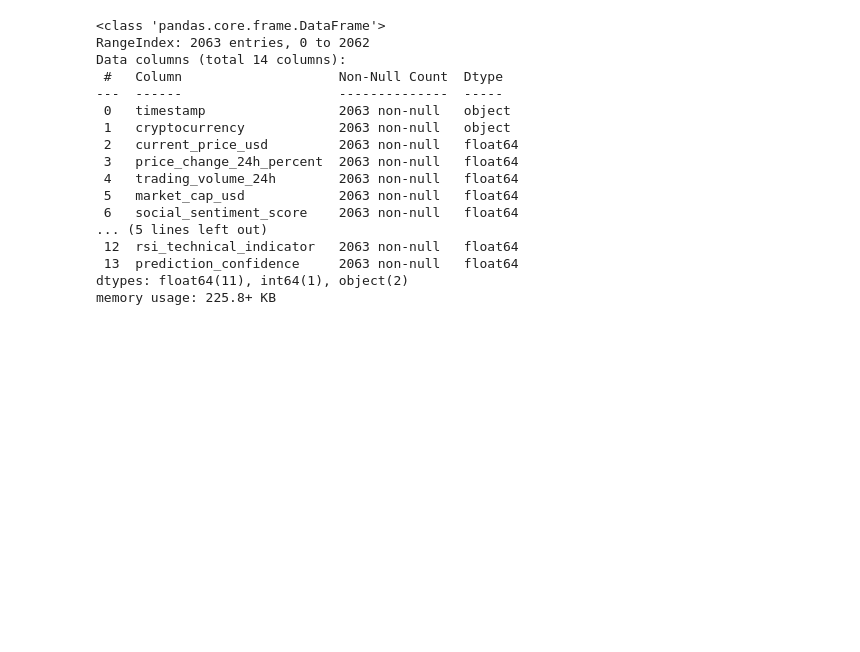
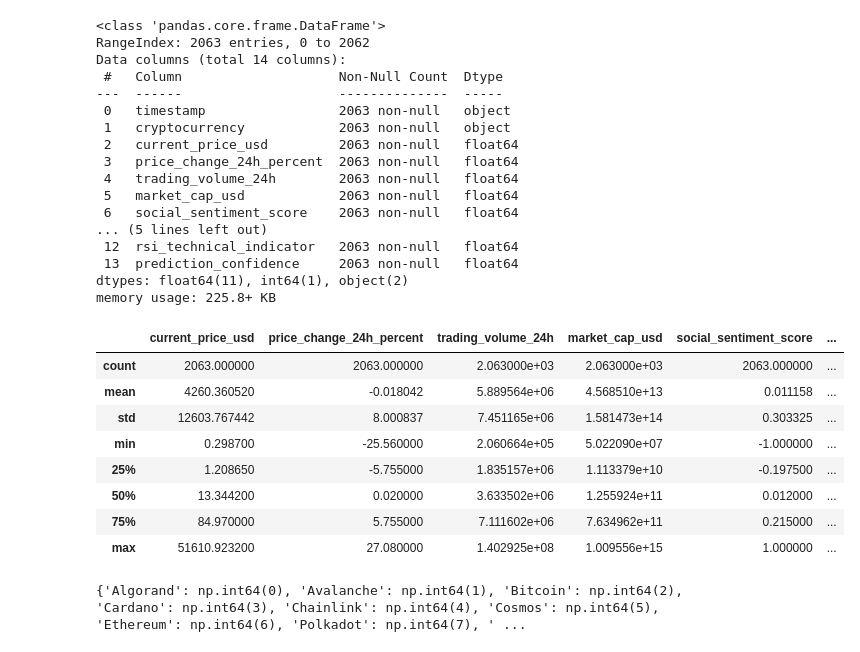
Before and after one commit to Ivan-Beltran/investigacion_manchineLearning, a Jupyter notebook: cryptocurrencyPrice.ipynb, the cells around one changed output. Cells and saved outputs as stored; diff of their text form; code cells hidden in the pictures; blank space fills up the shorter version.

```diff
--- a/cryptocurrencyPrice.ipynb
+++ b/cryptocurrencyPrice.ipynb
@@ -60,3 +61,24 @@ Data columns (total 14 columns):
  13  prediction_confidence     2063 non-null   float64
 dtypes: float64(11), int64(1), object(2)
 memory usage: 225.8+ KB
+# %%
+data.describe()
+# %% [output]
+|  | current_price_usd | price_change_24h_percent | trading_volume_24h | market_cap_usd | social_sentiment_score | ... |
+| count | 2063.000000 | 2063.000000 | 2.063000e+03 | 2.063000e+03 | 2063.000000 | ... |
+| mean | 4260.360520 | -0.018042 | 5.889564e+06 | 4.568510e+13 | 0.011158 | ... |
+| std | 12603.767442 | 8.000837 | 7.451165e+06 | 1.581473e+14 | 0.303325 | ... |
+| min | 0.298700 | -25.560000 | 2.060664e+05 | 5.022090e+07 | -1.000000 | ... |
+| 25% | 1.208650 | -5.755000 | 1.835157e+06 | 1.113379e+10 | -0.197500 | ... |
+| 50% | 13.344200 | 0.020000 | 3.633502e+06 | 1.255924e+11 | 0.012000 | ... |
+| 75% | 84.970000 | 5.755000 | 7.111602e+06 | 7.634962e+11 | 0.215000 | ... |
+| max | 51610.923200 | 27.080000 | 1.402925e+08 | 1.009556e+15 | 1.000000 | ... |
+# %%
+## codificar la variable cryptocurrency para que sea un int y poder proceasrla
+encoder = LabelEncoder()
+data['cryptocurrency'] = encoder.fit_transform(data['cryptocurrency'])
+
+# Ver resultados
+print(dict(zip(encoder.classes_, encoder.transform(encoder.classes_))))
+# %% [output]
+{'Algorand': np.int64(0), 'Avalanche': np.int64(1), 'Bitcoin': np.int64(2), 'Cardano': np.int64(3), 'Chainlink': np.int64(4), 'Cosmos': np.int64(5), 'Ethereum': np.int64(6), 'Polkadot': np.int64(7), ' ...
```
Also changed, not shown: parts of 8 cells of this notebook.
